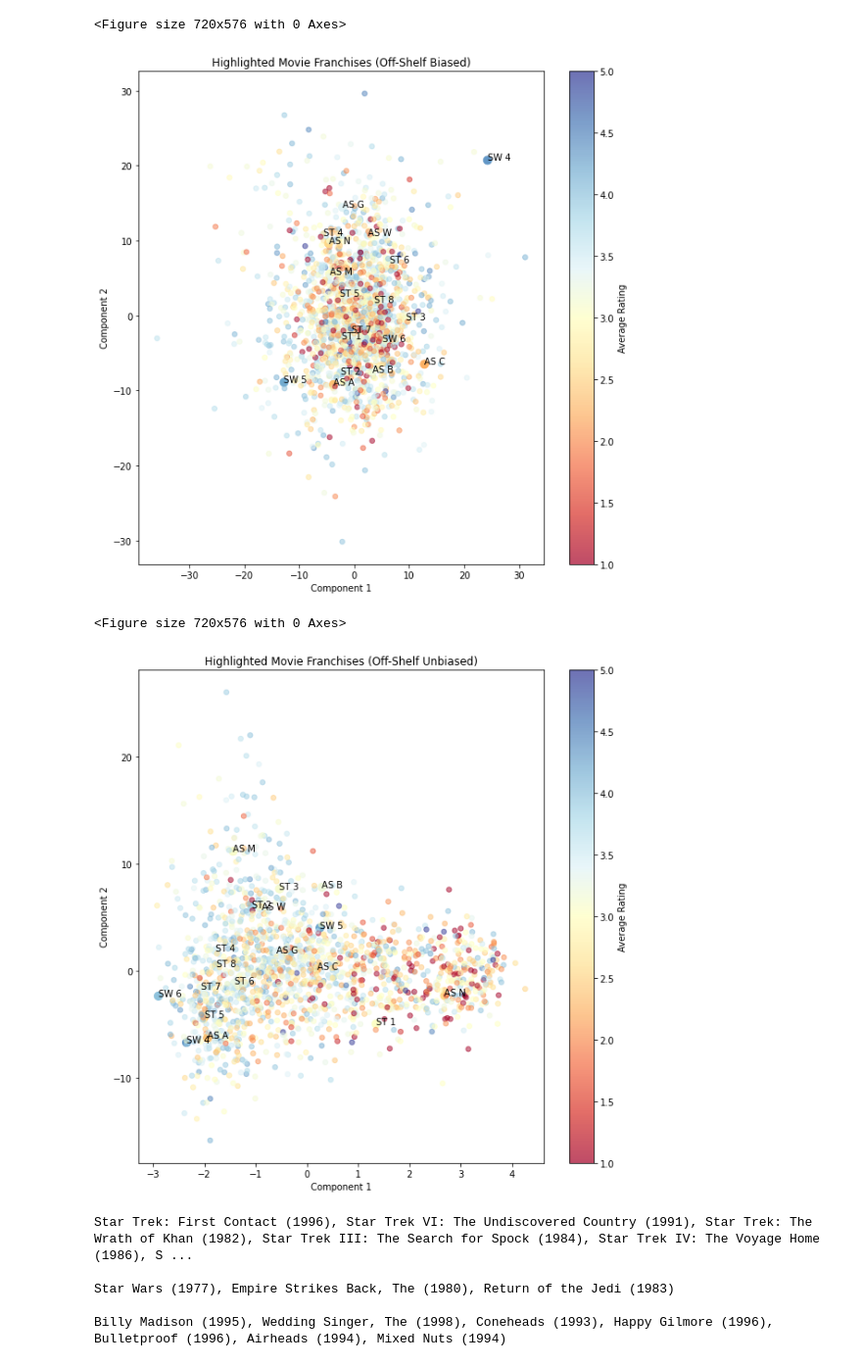
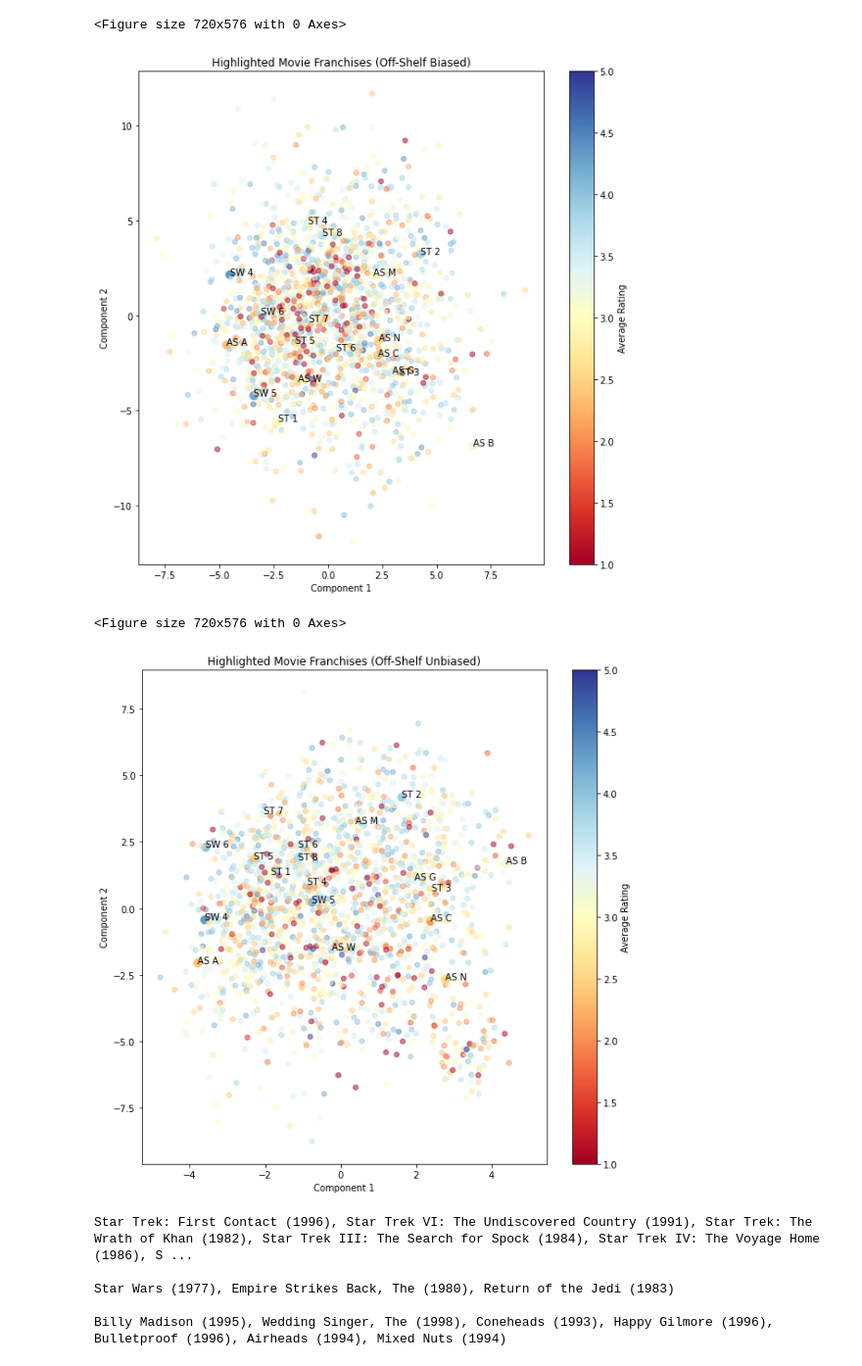
Before and after one commit to ianfowler/CS155-Project-2, a Jupyter notebook: Visualization Pt 2.ipynb, the cells around one changed output. Shown at 98% size. Saved outputs shown, nothing was run; the diff lists cells and outputs as text; code cells hidden in the pictures.

Commit message:
plots

```diff
--- a/Visualization Pt 2.ipynb
+++ b/Visualization Pt 2.ipynb
@@ -120,16 +120,6 @@ def gen_star_sandler_heat(method, V):
     cm = plt.cm.get_cmap('RdYlBu')
     r_arr = ratings["Rating"].array
 
-#     sc = plt.scatter(V[0], V[1], c=r_arr,
-#                      vmin=min(r_arr), vmax=max(r_arr),
-#                      s=35, cmap=cm, alpha=0.7)
-#     cbar = plt.colorbar(sc)
-#     cbar.set_label("Average Rating")
-#     plt.title("Principal Components of all Films ({})".format(method))
-#     plt.xlabel("Component 1")
-#     plt.ylabel("Component 2")
-#     plt.show()
-
 
     n_movies = V.shape[1]
     c = np.zeros(n_movies)
@@ -148,7 +138,7 @@ def gen_star_sandler_heat(method, V):
     labels = [label_map[int(v)] for v in list(c)]
 
     plt.figure(figsize=(10,10))
-    plt.scatter(V[0], V[1], c=r_arr, vmin=min(r_arr),
+    sc = plt.scatter(V[0], V[1], c=r_arr, vmin=min(r_arr),
                 vmax=max(r_arr), s=sizes, cmap=cm, alpha=alphas,
                 )
     cbar = plt.colorbar(sc)
@@ -166,11 +156,13 @@ def gen_star_sandler_heat(method, V):
         txt = str(movies.iloc[idx]["Movie Title"])
         plt.text(V[0][idx], V[1][idx], abbreviations[txt])
 
+
+    plt.savefig("./plots/n_movies_{}.png".format(method))
     plt.show()
 # %%
 set5 = ('method1_U.npy', 'method1_V.npy')
-biased = ("ots_bias_U.npy", "ots_bias_V.npy")
-unbiased = ("ots_U.npy", "ots_V.npy")
+biased = ("ots_bias_U2.npy", "ots_bias_V2.npy")
+unbiased = ("ots_U2.npy", "ots_V2.npy")
 
 params = [
     {
@@ -198,7 +190,7 @@ for param in params:
 <Figure size 720x576 with 0 Axes>
-[figure, old version]
+[figure, new version]
 <Figure size 720x576 with 0 Axes>
-[figure, old version]
+[figure, new version]
 # %%
 star_trek_idx = np.array([222, 227, 228, 229, 230, 380, 449, 450]) - 1
 star_wars_idx = np.array([50, 172, 181]) - 1
```
Also changed, not shown: parts of 5 cells of this notebook, 12 other files.
